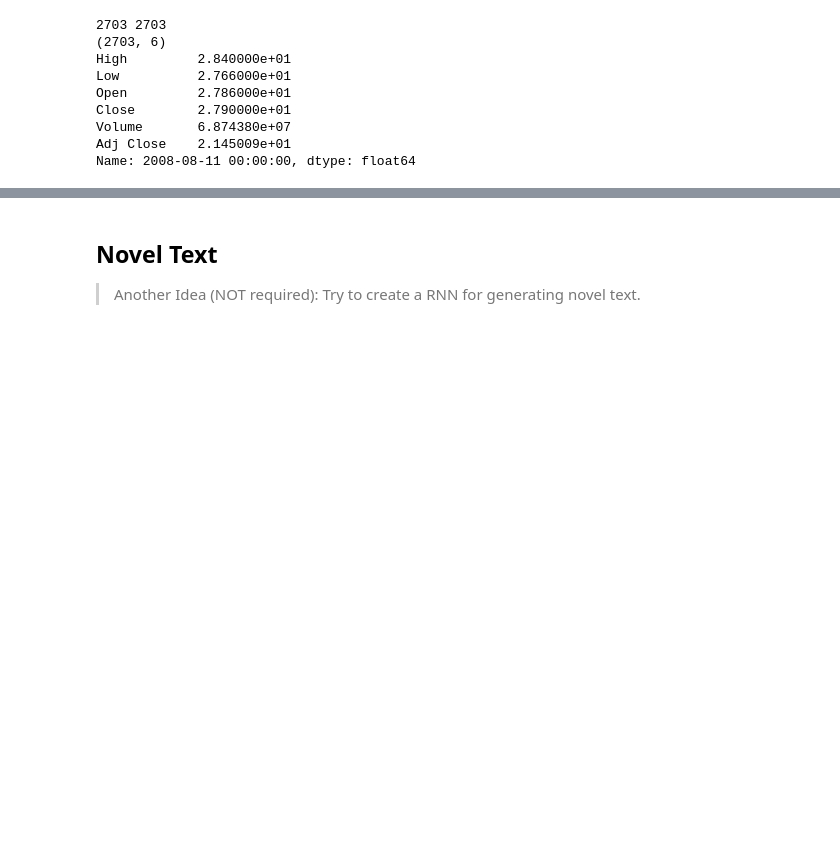
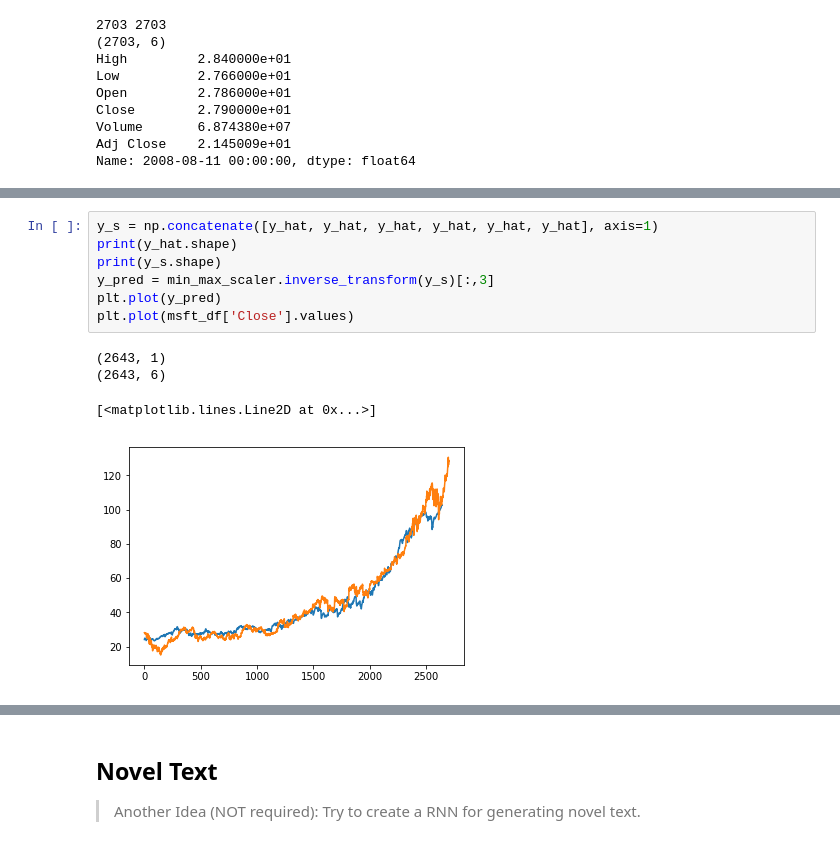
Before and after one commit to jamesothomas/MachineLearningPython, a Jupyter notebook: Lab7/Lab7_Stocks_JT.ipynb, the cells around one changed output, grey strips where cells are left out. Cells and saved outputs as stored; diff of their text form; blank space fills up the shorter version.

```diff
--- a/Lab7/Lab7_Stocks_JT.ipynb
+++ b/Lab7/Lab7_Stocks_JT.ipynb
@@ -281,0 +974,12 @@ Y_dataset shape (2643,)
+# %%
+y_s = np.concatenate([y_hat, y_hat, y_hat, y_hat, y_hat, y_hat], axis=1)
+print(y_hat.shape)
+print(y_s.shape)
+y_pred = min_max_scaler.inverse_transform(y_s)[:,3]
+plt.plot(y_pred)
+plt.plot(msft_df['Close'].values)
+# %% [output]
+(2643, 1)
+(2643, 6)
+[<matplotlib.lines.Line2D at 0x...>]
+[figure, added]
```
Also changed, not shown: parts of 76 cells of this notebook.
